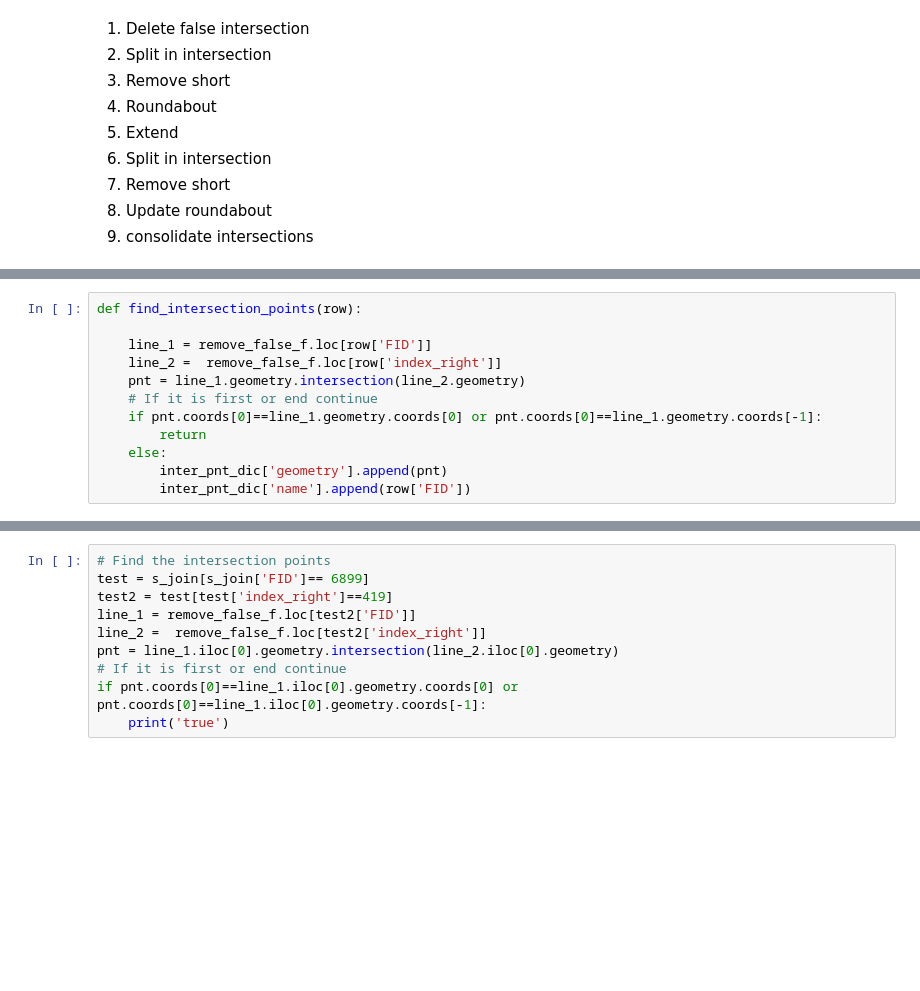
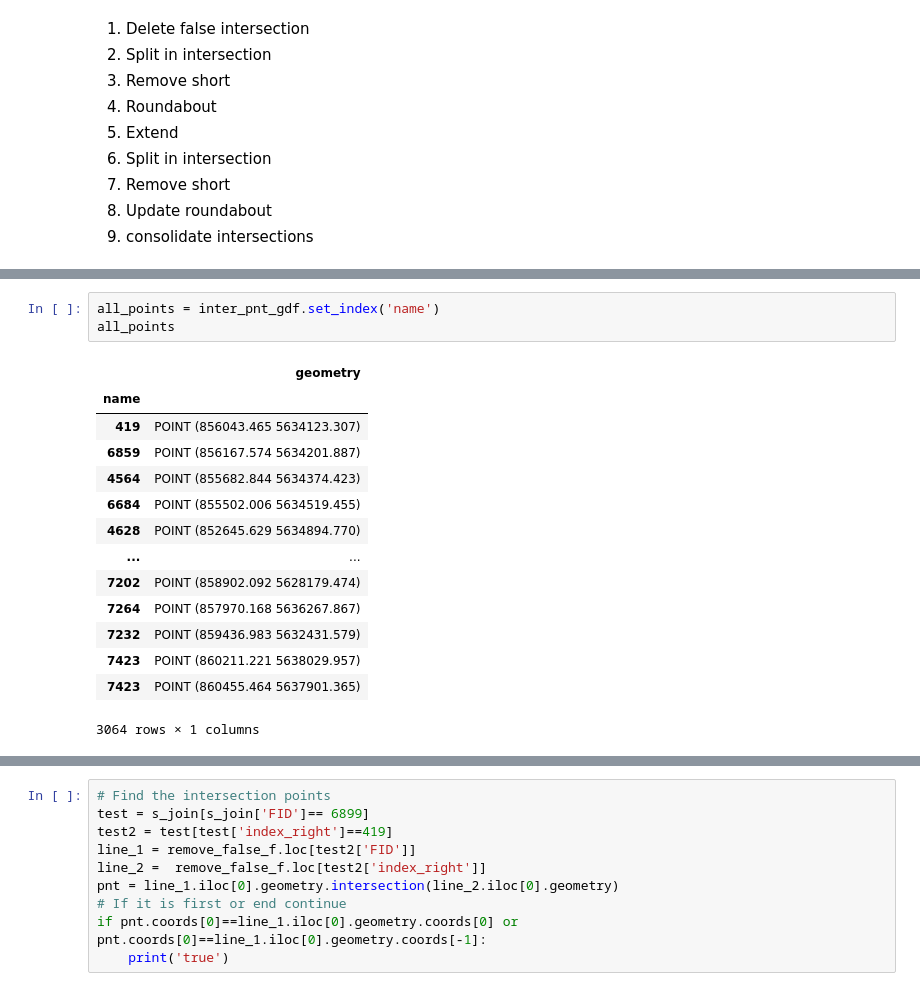
Before and after one commit to achic19/micro_walking, a Jupyter notebook: notebook/output/turin/data_from_osm.ipynb, the cells around one changed output, grey strips where cells are left out. Saved outputs shown, nothing was run; the diff lists cells and outputs as text; blank space fills up the shorter version.

Commit message:
split by intersection finish

```diff
--- a/notebook/output/turin/data_from_osm.ipynb
+++ b/notebook/output/turin/data_from_osm.ipynb
@@ -304,12 +325,18 @@ s_join.to_file(f'{cur_path}/s_join.shp')
-# %%
-def find_intersection_points(row):
-
-    line_1 = remove_false_f.loc[row['FID']]
-    line_2 =  remove_false_f.loc[row['index_right']]
-    pnt = line_1.geometry.intersection(line_2.geometry)
-    # If it is first or end continue
-    if pnt.coords[0]==line_1.geometry.coords[0] or pnt.coords[0]==line_1.geometry.coords[-1]:
-        return
-    else:
-        inter_pnt_dic['geometry'].append(pnt)
-        inter_pnt_dic['name'].append(row['FID'])
+# %%
+all_points = inter_pnt_gdf.set_index('name')
+all_points
+# %% [output]
+|  | geometry |
+| name |  |
+| 419 | POINT (856043.465 5634123.307) |
+| 6859 | POINT (856167.574 5634201.887) |
+| 4564 | POINT (855682.844 5634374.423) |
+| 6684 | POINT (855502.006 5634519.455) |
+| 4628 | POINT (852645.629 5634894.770) |
+| ... | ... |
+| 7202 | POINT (858902.092 5628179.474) |
+| 7264 | POINT (857970.168 5636267.867) |
+| 7232 | POINT (859436.983 5632431.579) |
+| 7423 | POINT (860211.221 5638029.957) |
+| 7423 | POINT (860455.464 5637901.365) |
+3064 rows × 1 columns
```
Also changed, not shown: parts of 30 cells of this notebook.
